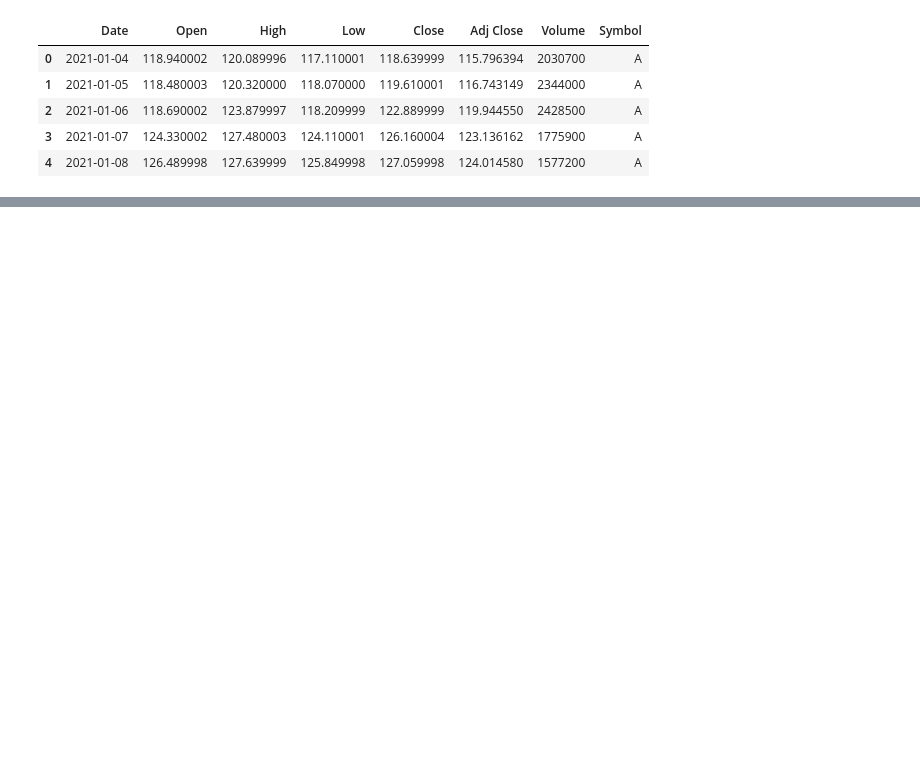
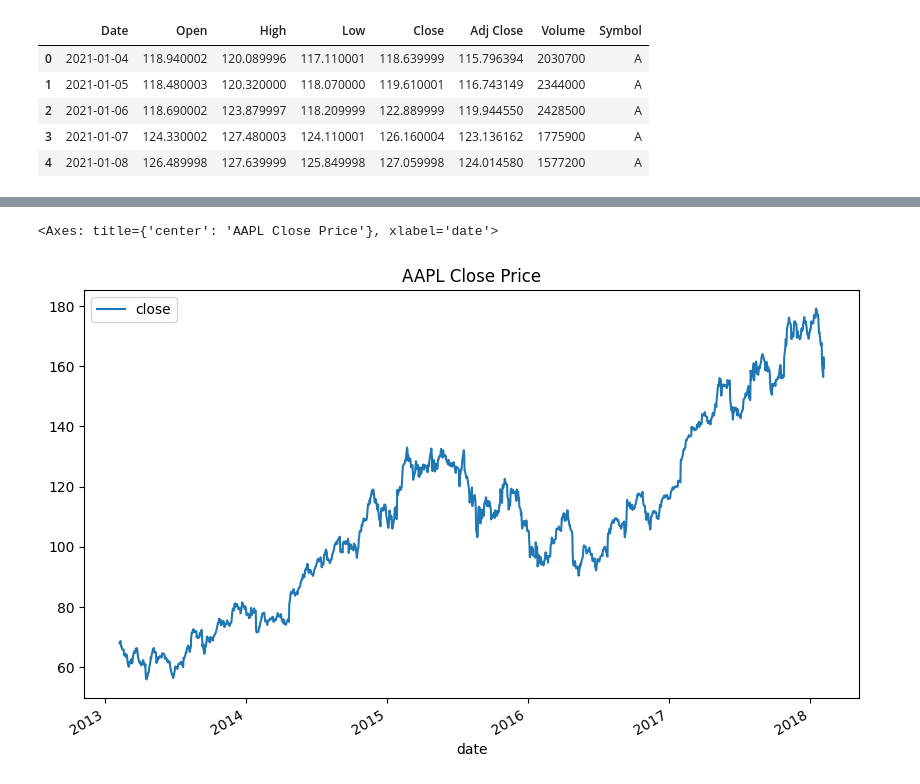
Before and after one commit to sidchakravarty/lazyprogrammer_financial_engineering, a Jupyter notebook: 2. Python/1. Financial Basics.ipynb, the cells around one changed output, grey strips where cells are left out. Drawn from its saved outputs; the diff is of its cells as text; code cells hidden in the pictures; blank space fills up the shorter version.

```diff
--- a/2. Python/1. Financial Basics.ipynb
+++ b/2. Python/1. Financial Basics.ipynb
@@ -141,0 +171,5 @@ df.tail()
+# %%
+# Load the S&P 500 data
+
+df_sp500 = pd.read_csv('../0. Data/all_stocks_5yr.csv', parse_dates=['date'])
+df_sp500.head()
@@ -141,0 +204,3 @@ df.tail()
+# %%
+AAPL_Close = df_sp500.loc[df_sp500['Name'] == 'AAPL', ['date', 'close']].reset_index(drop=True)
+AAPL_Close.head()
@@ -141,0 +214,5 @@ df.tail()
+# %%
+AAPL_Close.plot(x='date', y='close', title='AAPL Close Price', figsize=(10, 6))
+# %% [output]
+<Axes: title={'center': 'AAPL Close Price'}, xlabel='date'>
+[figure, added]
```
Also changed, not shown: parts of 48 cells of this notebook, 17 other files.
